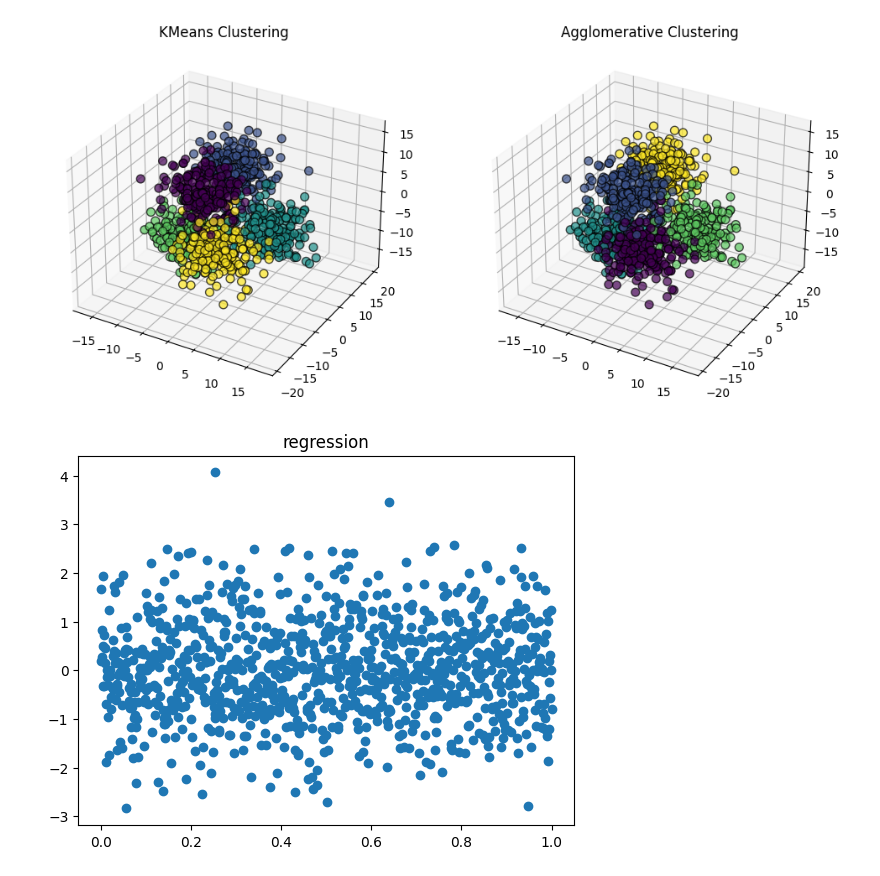
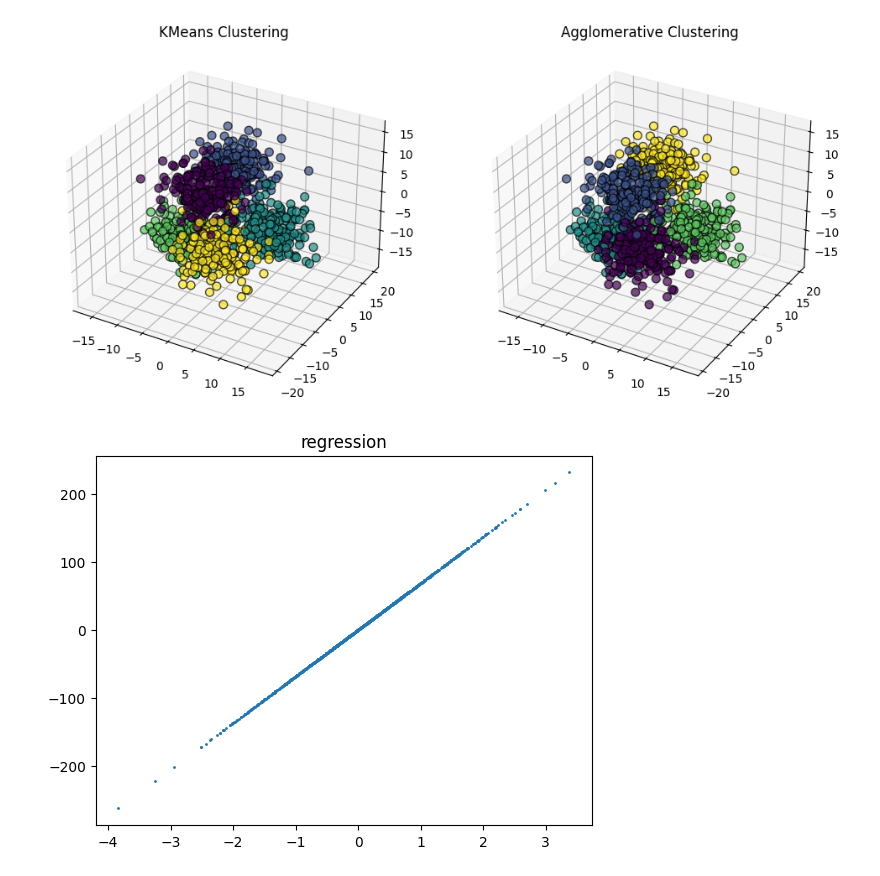
Before and after one commit to AntoineGilsonGH/Statistical-Assessment-of-Trained-Models, a Jupyter notebook: 1_Data_Simulation.ipynb, the cells around one changed output. Drawn from its saved outputs; the diff is of its cells as text; code cells hidden in the pictures.

```diff
--- a/1_Data_Simulation.ipynb
+++ b/1_Data_Simulation.ipynb
@@ -156,17 +159,22 @@ Silhouette Score: 0.4486718673398085
 [figure]
 # %%
 from sklearn.datasets import make_regression
-def simulate_regression():
+def simulate_regression(n, n_features):
 
-   X, y = make_regression(n_samples=1000, n_features=1, noise=0.1)
+   X, y = make_regression(n_samples=n, n_features=n_features, noise = 0.1)
 
-   return X, y
+   df_x = pd.DataFrame(X)
+   df_y = pd.DataFrame(y, columns=['y_values'])
 
-X_reg, y_reg = simulate_regression()
+   df_x.to_csv(f"Data/x_make_regression_{n}_{n_features}.csv")
+   df_y.to_csv(f"Data/y_make_regression_{n}_{n_features}.csv")
 
-plt.figure()
-plt.title("regression")
-plt.scatter(X_reg)
-plt.show()
+   plt.figure()
+   plt.title("regression")
+   plt.scatter(X,y, s=1)
+   plt.show()
+
+
+simulate_regression(1000,1)
 # %% [output]
-[figure, old version]
+[figure, new version]
```
Also changed, not shown: parts of 2 cells of this notebook, 30 other files.
